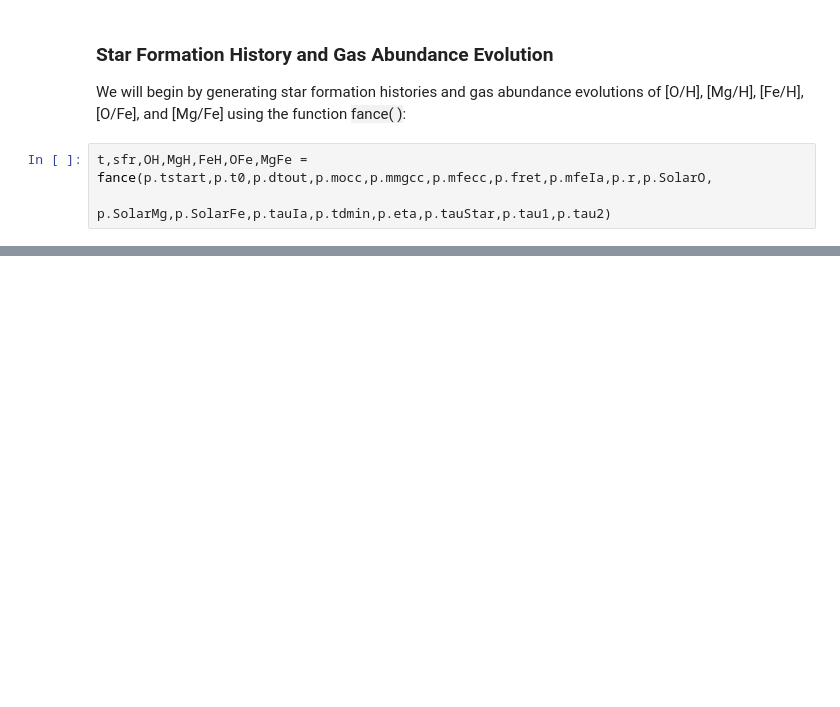
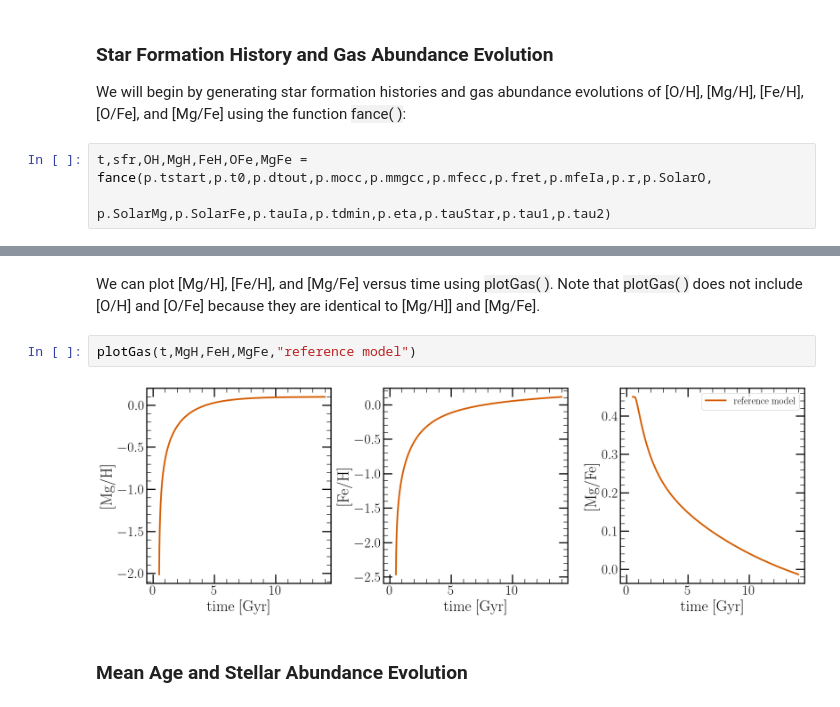
Before and after one commit to nmgountanis/fanCE, a Jupyter notebook: fance_tutorial.ipynb, the cells around one changed output, grey strips where cells are left out. Saved outputs shown, nothing was run; the diff lists cells and outputs as text; blank space fills up the shorter version.

```diff
--- a/fance_tutorial.ipynb
+++ b/fance_tutorial.ipynb
@@ -29,0 +30,8 @@ plotSFH(t,sfr,p.dtout,"2, 8, 0.5")
+# %% [markdown]
+We can plot [Mg/H], [Fe/H], and [Mg/Fe] versus time using <span style="background-color: #F2F2F2">plotGas( )</span>. Note that <span style="background-color: #F2F2F2">plotGas( )</span> does not include [O/H] and [O/Fe] because they are identical to [Mg/H]] and [Mg/Fe].
+# %%
+plotGas(t,MgH,FeH,MgFe,"reference model")
+# %% [output]
+[figure, added]
+# %% [markdown]
+### Mean Age and Stellar Abundance Evolution
```
Also changed, not shown: parts of 2 cells of this notebook.
